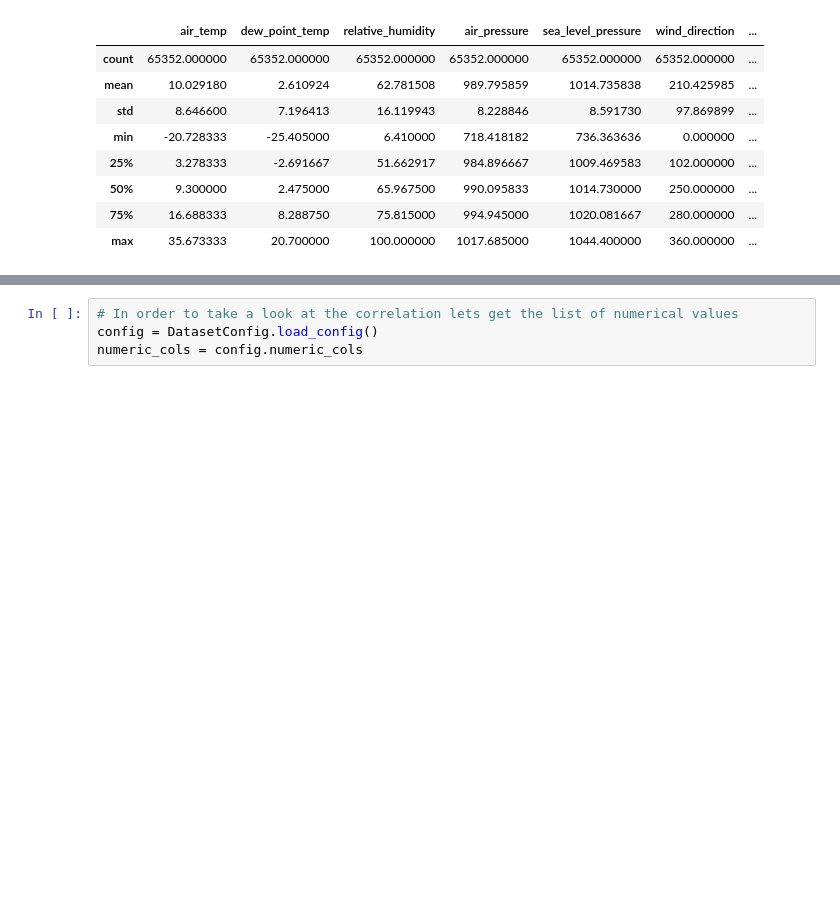
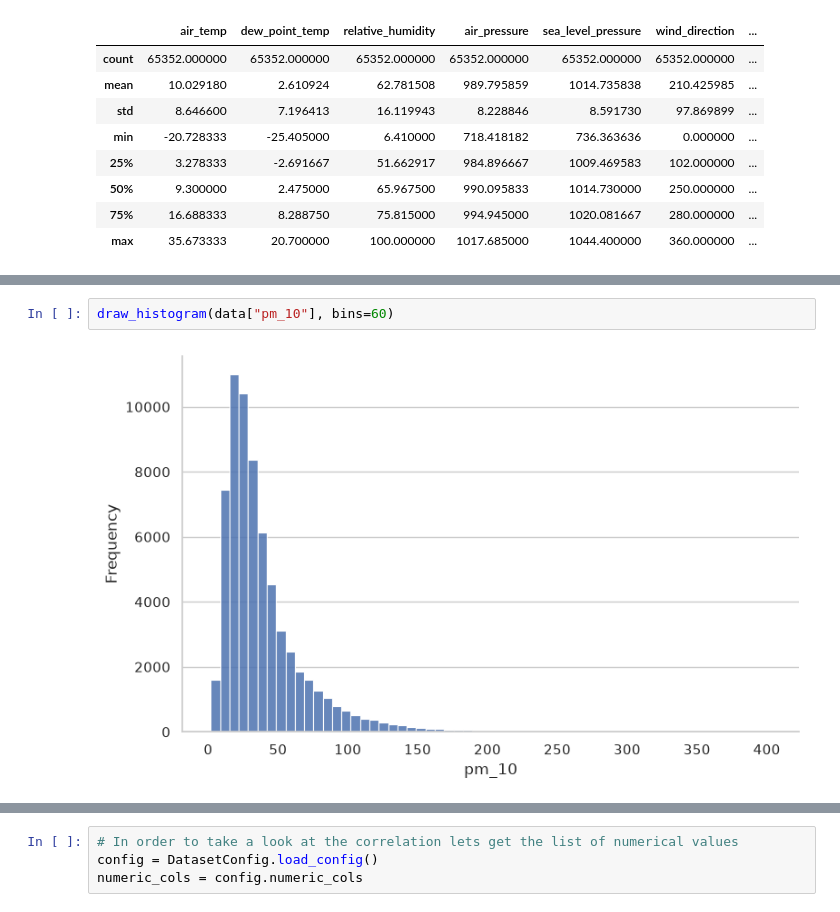
Before and after one commit to Pabito22/AirPolutionForecasting, a Jupyter notebook: notebooks/2-PW-initial-EDA.ipynb, the cells around one changed output, grey strips where cells are left out. Drawn from its saved outputs; the diff is of its cells as text; blank space fills up the shorter version.

Commit message:
Plotting utilities.

```diff
--- a/notebooks/2-PW-initial-EDA.ipynb
+++ b/notebooks/2-PW-initial-EDA.ipynb
@@ -60,0 +70,4 @@ data.describe()
+# %%
+draw_histogram(data["pm_10"], bins=60)
+# %% [output]
+[figure, added]
```
Also changed, not shown: parts of 7 cells of this notebook, 3 other files.
